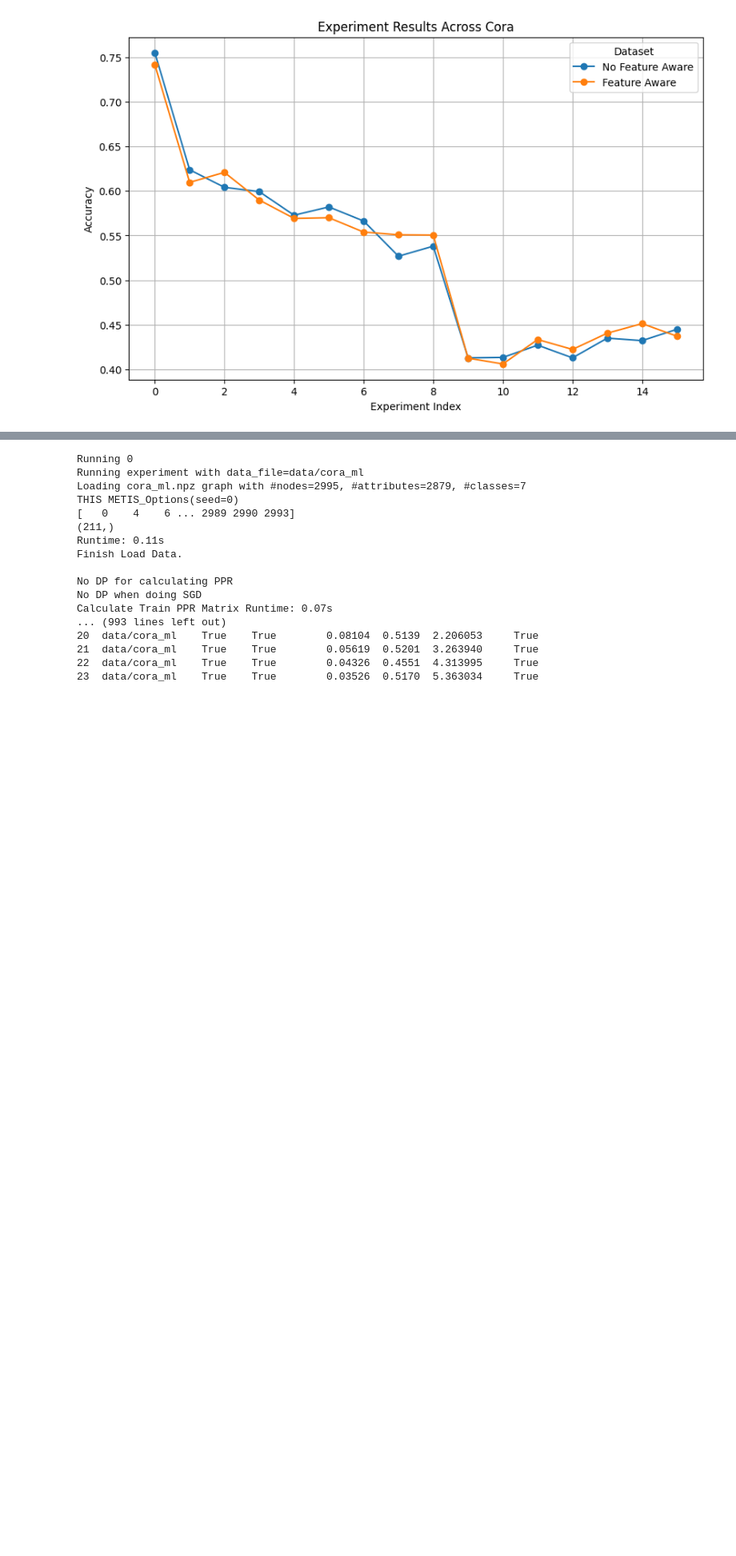
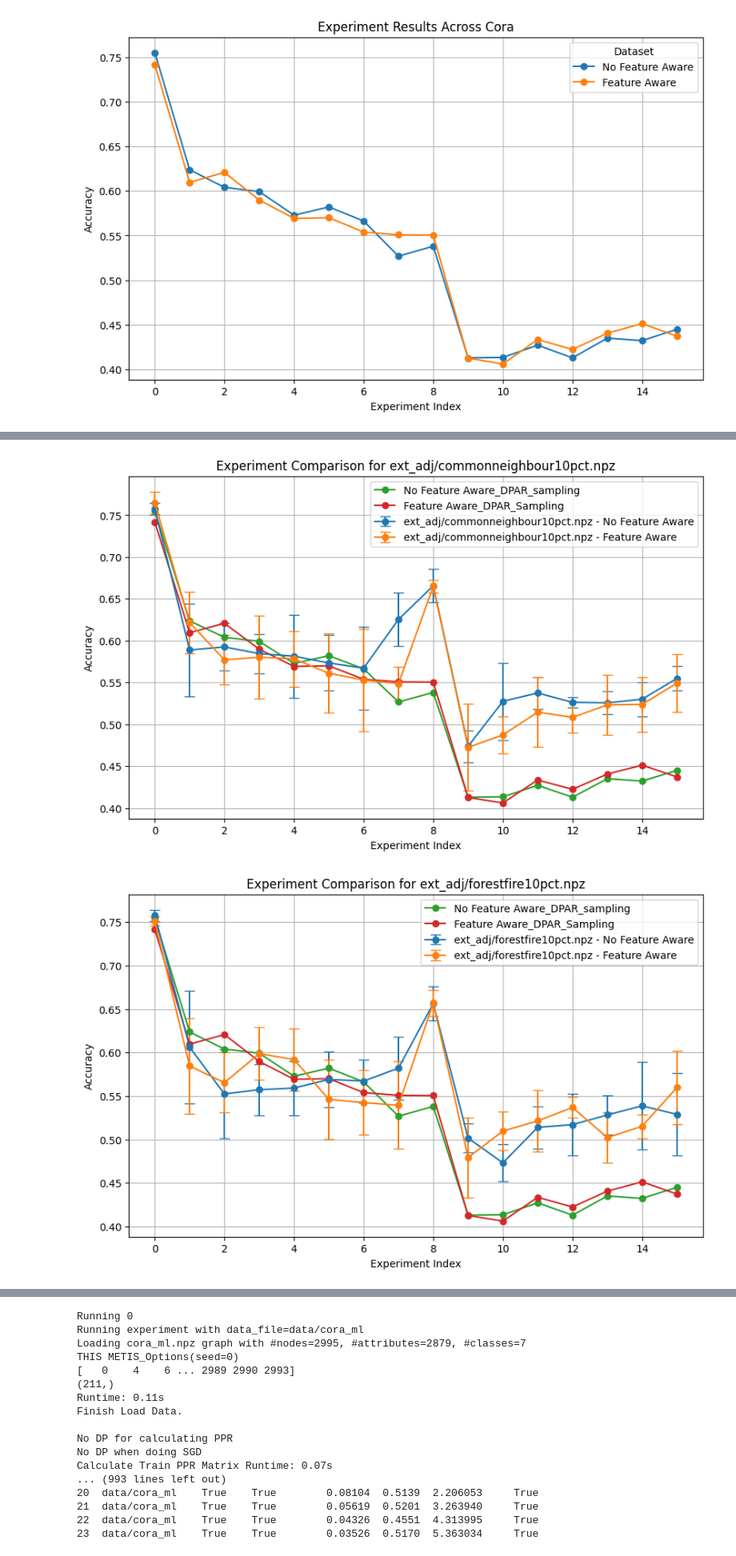
Before and after one commit to Arjun-BD/Project-Course, a Jupyter notebook: PPR_tests.ipynb, the cells around one changed output, grey strips where cells are left out. Shown at 80% size. Saved outputs shown, nothing was run; the diff lists cells and outputs as text; code cells hidden in the pictures; blank space fills up the shorter version.

```diff
--- a/PPR_tests.ipynb
+++ b/PPR_tests.ipynb
@@ -273,0 +381,39 @@ KeyboardInterrupt:
+# %%
+import matplotlib.pyplot as plt
+import numpy as np
+import pandas as pd
+
+def plot_experiment_comparison(df, sampFiles):
+    """
+    Plots experiment comparisons (each of size 32) with error bars,
+    corresponding to each 'sampFile'. Each set of 32 corresponds to a sampling method,
+    and within each, the first 16 are compared with the next 16 in separate graphs.
+
+    Args:
+        df (pd.DataFrame): The DataFrame containing experiment results.
+        sampFiles (list): List of sampling file names.
+    """
+    for i, sampFile in enumerate(sampFiles):
+        subset = df.iloc[i*32:(i+1)*32].reset_index()
+        x_vals = np.arange(16)
+
+        plt.figure(figsize=(10, 6))
+        plt.errorbar(x_vals, subset["Accuracy"].iloc[:16], yerr=subset["Accuracy_Std"].iloc[:16],
+                     fmt='o-', label=f"{sampFile} - No Feature Aware", capsize=5)
+        plt.errorbar(x_vals, subset["Accuracy"].iloc[16:], yerr=subset["Accuracy_Std"].iloc[16:],
+                     fmt='o-', label=f"{sampFile} - Feature Aware", capsize=5)
+
+        plt.plot(range(16), cora_df[cora_df["Feature_Aware"] == False]["Accuracy"], marker="o", linestyle="-", label='No Feature Aware_DPAR_sampling')
+        plt.plot(range(16), cora_df[cora_df["Feature_Aware"] == True]["Accuracy"], marker="o", linestyle="-", label='Feature Aware_DPAR_Sampling')
+
+        plt.xlabel("Experiment Index")
+        plt.ylabel("Accuracy")
+        plt.title(f"Experiment Comparison for {sampFile}")
+        plt.legend()
+        plt.grid(True)
+        plt.show()
+
+plot_experiment_comparison(df,sampFiles)
+# %% [output]
+[figure, added]
+[figure, added]
```
Also changed, not shown: parts of 7 cells of this notebook, 20 other files.
